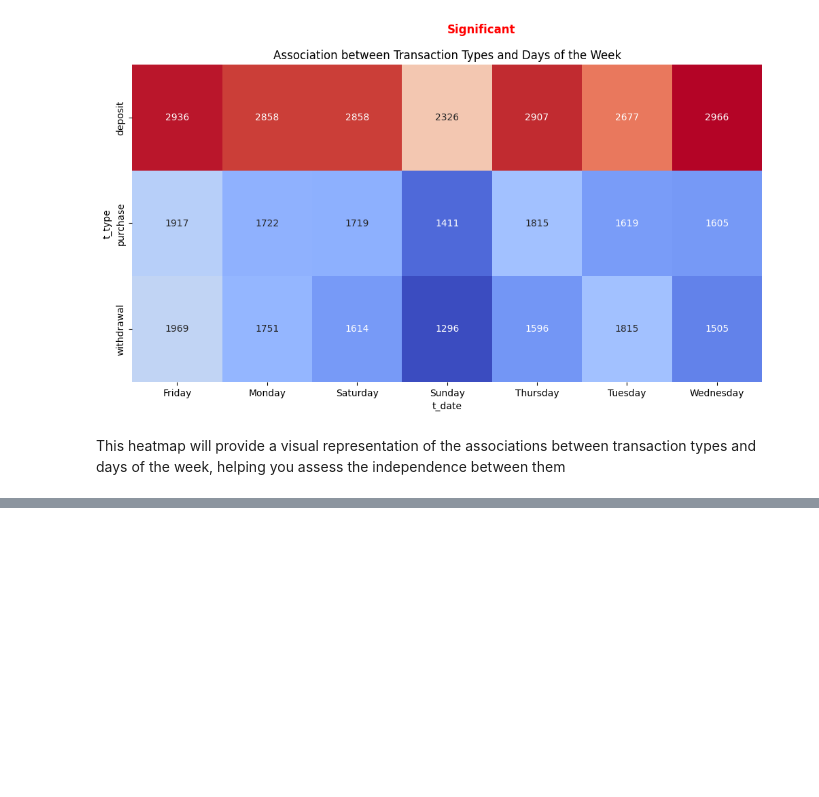
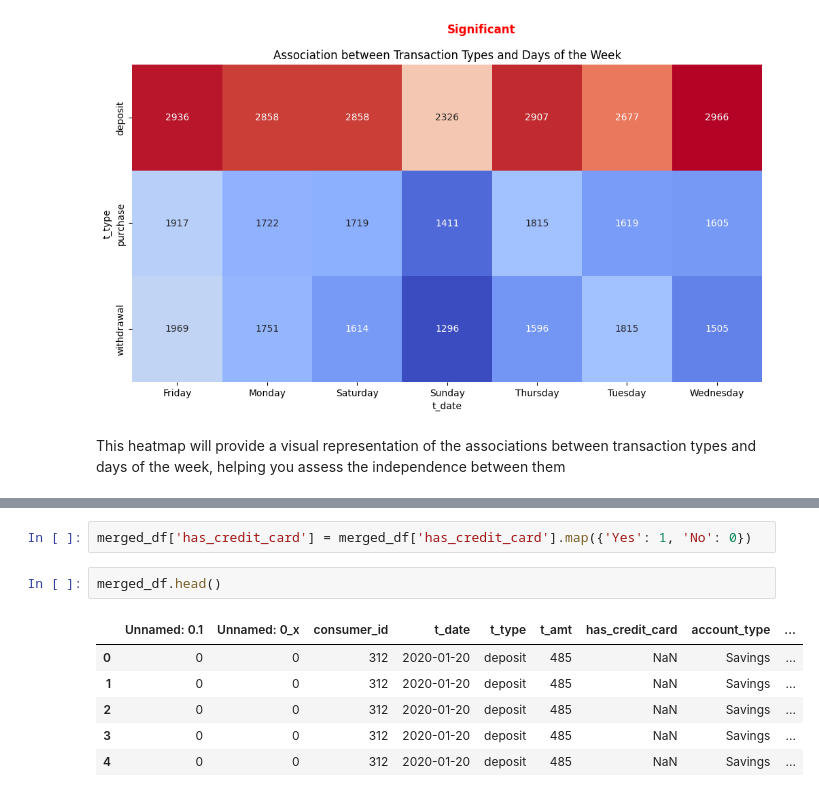
Before and after one commit to himanithakker/Analyzing-Banking-Trends-Customer-Transaction-and-Regional-impact-, a Jupyter notebook: HypothesisTesting.ipynb, the cells around one changed output, grey strips where cells are left out. Saved outputs shown, nothing was run; the diff lists cells and outputs as text; blank space fills up the shorter version.

```diff
--- a/HypothesisTesting.ipynb
+++ b/HypothesisTesting.ipynb
@@ -315,0 +335,11 @@ This heatmap will provide a visual representation of the associations between tr
+# %%
+merged_df['has_credit_card'] = merged_df['has_credit_card'].map({'Yes': 1, 'No': 0})
+# %%
+merged_df.head()
+# %% [output]
+|  | Unnamed: 0.1 | Unnamed: 0_x | consumer_id | t_date | t_type | t_amt | has_credit_card | account_type | ... |
+| 0 | 0 | 0 | 312 | 2020-01-20 | deposit | 485 | NaN | Savings | ... |
+| 1 | 0 | 0 | 312 | 2020-01-20 | deposit | 485 | NaN | Savings | ... |
+| 2 | 0 | 0 | 312 | 2020-01-20 | deposit | 485 | NaN | Savings | ... |
+| 3 | 0 | 0 | 312 | 2020-01-20 | deposit | 485 | NaN | Savings | ... |
+| 4 | 0 | 0 | 312 | 2020-01-20 | deposit | 485 | NaN | Savings | ... |
```
Also changed, not shown: parts of 15 cells of this notebook.
